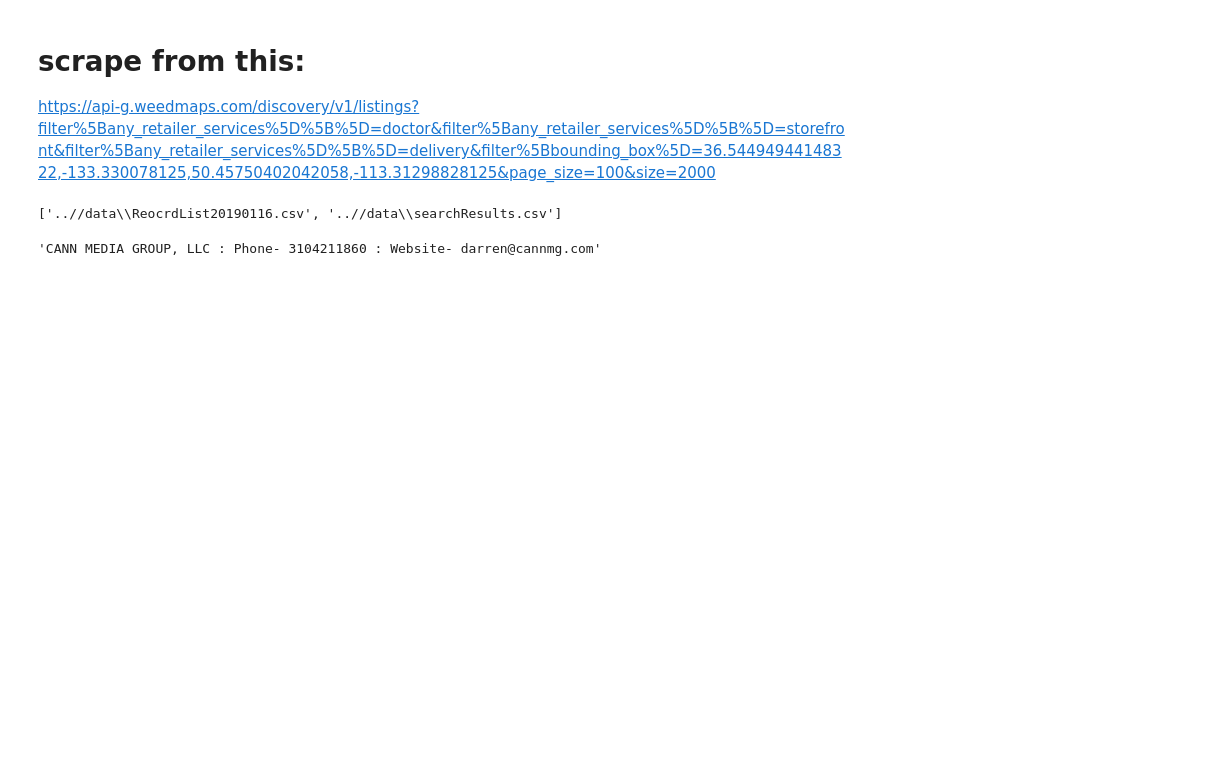
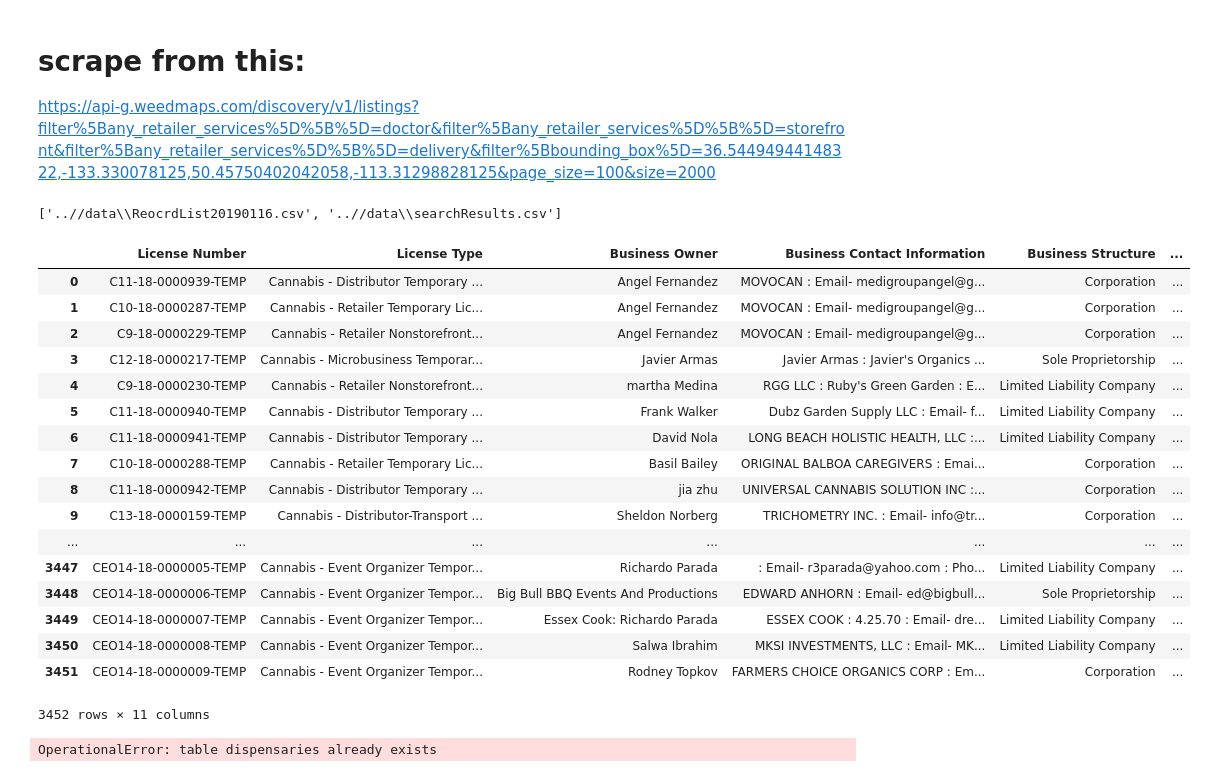
Before and after one commit to pirateroberts404/vape-scrape, a Jupyter notebook: notebooks/exploration - clu.ipynb, the cells around one changed output. Saved outputs shown, nothing was run; the diff lists cells and outputs as text; code cells hidden in the pictures; blank space fills up the shorter version.

```diff
--- a/notebooks/exploration - clu.ipynb
+++ b/notebooks/exploration - clu.ipynb
@@ -13,7 +15,24 @@ glob.glob("..//data//*")
 ['..//data\\ReocrdList20190116.csv', '..//data\\searchResults.csv']
 # %%
 bcc = pd.read_csv("..//data//searchResults.csv", encoding = "utf-8")
-# %%
-bcc["Business Contact Information"][]
-# %% [output]
-'CANN MEDIA GROUP, LLC : Phone- 3104211860 : Website- darren@cannmg.com'
+# %%
+bcc
+# %% [output]
+|  | License Number | License Type | Business Owner | Business Contact Information | Business Structure | ... |
+| 0 | C11-18-0000939-TEMP | Cannabis - Distributor Temporary ... | Angel Fernandez | MOVOCAN : Email- medigroupangel@g... | Corporation | ... |
+| 1 | C10-18-0000287-TEMP | Cannabis - Retailer Temporary Lic... | Angel Fernandez | MOVOCAN : Email- medigroupangel@g... | Corporation | ... |
+| 2 | C9-18-0000229-TEMP | Cannabis - Retailer Nonstorefront... | Angel Fernandez | MOVOCAN : Email- medigroupangel@g... | Corporation | ... |
+| 3 | C12-18-0000217-TEMP | Cannabis - Microbusiness Temporar... | Javier Armas | Javier Armas : Javier's Organics ... | Sole Proprietorship | ... |
+| 4 | C9-18-0000230-TEMP | Cannabis - Retailer Nonstorefront... | martha Medina | RGG LLC : Ruby's Green Garden : E... | Limited Liability Company | ... |
+| 5 | C11-18-0000940-TEMP | Cannabis - Distributor Temporary ... | Frank Walker | Dubz Garden Supply LLC : Email- f... | Limited Liability Company | ... |
+| 6 | C11-18-0000941-TEMP | Cannabis - Distributor Temporary ... | David Nola | LONG BEACH HOLISTIC HEALTH, LLC :... | Limited Liability Company | ... |
+| 7 | C10-18-0000288-TEMP | Cannabis - Retailer Temporary Lic... | Basil Bailey | ORIGINAL BALBOA CAREGIVERS : Emai... | Corporation | ... |
+| 8 | C11-18-0000942-TEMP | Cannabis - Distributor Temporary ... | jia zhu | UNIVERSAL CANNABIS SOLUTION INC :... | Corporation | ... |
+| 9 | C13-18-0000159-TEMP | Cannabis - Distributor-Transport ... | Sheldon Norberg | TRICHOMETRY INC. : Email- info@tr... | Corporation | ... |
+| ... | ... | ... | ... | ... | ... | ... |
+| 3447 | CEO14-18-0000005-TEMP | Cannabis - Event Organizer Tempor... | Richardo Parada | : Email- r3parada@yahoo.com : Pho... | Limited Liability Company | ... |
+| 3448 | CEO14-18-0000006-TEMP | Cannabis - Event Organizer Tempor... | Big Bull BBQ Events And Productions | EDWARD ANHORN : Email- ed@bigbull... | Sole Proprietorship | ... |
+| 3449 | CEO14-18-0000007-TEMP | Cannabis - Event Organizer Tempor... | Essex Cook: Richardo Parada | ESSEX COOK : 4.25.70 : Email- dre... | Limited Liability Company | ... |
+| 3450 | CEO14-18-0000008-TEMP | Cannabis - Event Organizer Tempor... | Salwa Ibrahim | MKSI INVESTMENTS, LLC : Email- MK... | Limited Liability Company | ... |
+| 3451 | CEO14-18-0000009-TEMP | Cannabis - Event Organizer Tempor... | Rodney Topkov | FARMERS CHOICE ORGANICS CORP : Em... | Corporation | ... |
+3452 rows × 11 columns
@@ -19,0 +50,16 @@ bcc["Business Contact Information"][]
+# %%
+import sqlite3
+conn = sqlite3.connect("..//data//weedmaps.db")
+c = conn.cursor()
+
+c.execute("""
+CREATE TABLE dispensaries (
+    name TEXT, state TEXT, city TEXT, latitude TEXT, longitude TEXT,
+    license_type TEXT, address TEXT, rating REAL, review_count INT,
+    zip_code INT, web_url TEXT
+)
+""")
+conn.commit()
+conn.close()
+# %% [output]
+OperationalError: table dispensaries already exists
```
Also changed, not shown: parts of 4 cells of this notebook, 3 other files.
